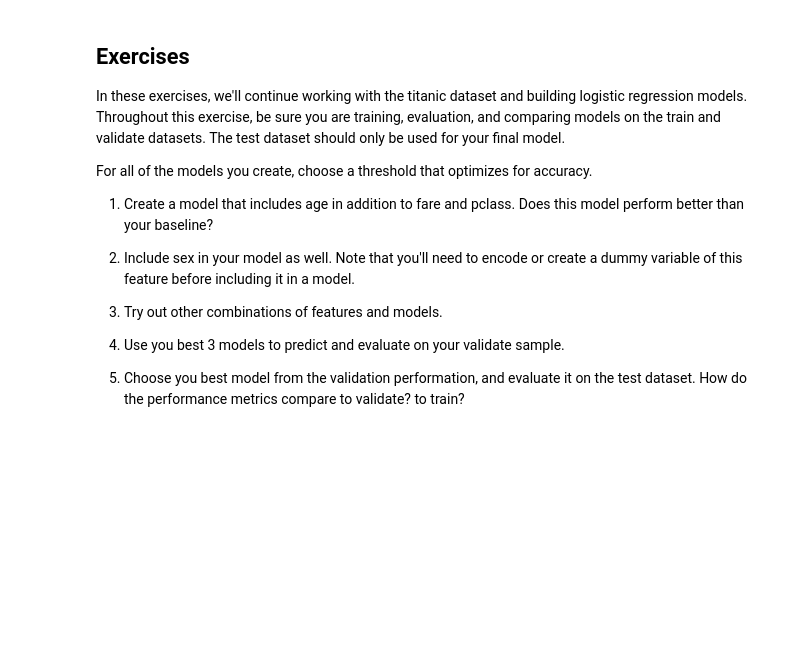
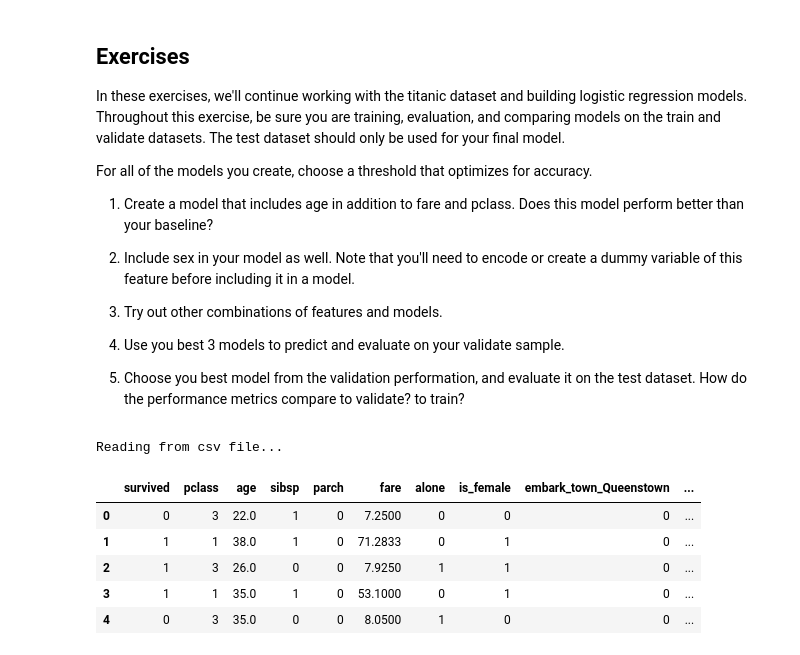
Before and after one commit to AJMartinezLlanes/classification-exercises, a Jupyter notebook: model.ipynb, the cells around one changed output. Cells and saved outputs as stored; diff of their text form; code cells hidden in the pictures; blank space fills up the shorter version.

```diff
--- a/model.ipynb
+++ b/model.ipynb
@@ -1073,0 +1077,26 @@ For all of the models you create, choose a threshold that optimizes for accuracy
+# %%
+df=acquire.get_titanic_data()
+# %% [output]
+Reading from csv file...
+# %%
+avg_age = df.age.mean()
+df.age = df.age.fillna(avg_age)
+
+# Encode the gender column
+df["is_female"] = (df.sex == "female").astype('int')
+# Encode the embarked_town
+# Embark_Town values are Southampton, Cherbourg, and Queenstown
+dummy_df = pd.get_dummies(df[['embark_town']], dummy_na=False, drop_first=True)
+df = pd.concat([df, dummy_df], axis=1)
+
+# Drop unnecessary columns
+df = df.drop(columns=["passenger_id", "deck", "class", "embarked", "sex", "embark_town"])
+
+df.head()
+# %% [output]
+|  | survived | pclass | age | sibsp | parch | fare | alone | is_female | embark_town_Queenstown | ... |
+| 0 | 0 | 3 | 22.0 | 1 | 0 | 7.2500 | 0 | 0 | 0 | ... |
+| 1 | 1 | 1 | 38.0 | 1 | 0 | 71.2833 | 0 | 1 | 0 | ... |
+| 2 | 1 | 3 | 26.0 | 0 | 0 | 7.9250 | 1 | 1 | 0 | ... |
+| 3 | 1 | 1 | 35.0 | 1 | 0 | 53.1000 | 0 | 1 | 0 | ... |
+| 4 | 0 | 3 | 35.0 | 0 | 0 | 8.0500 | 1 | 0 | 0 | ... |
```
Also changed, not shown: parts of 8 cells of this notebook.
